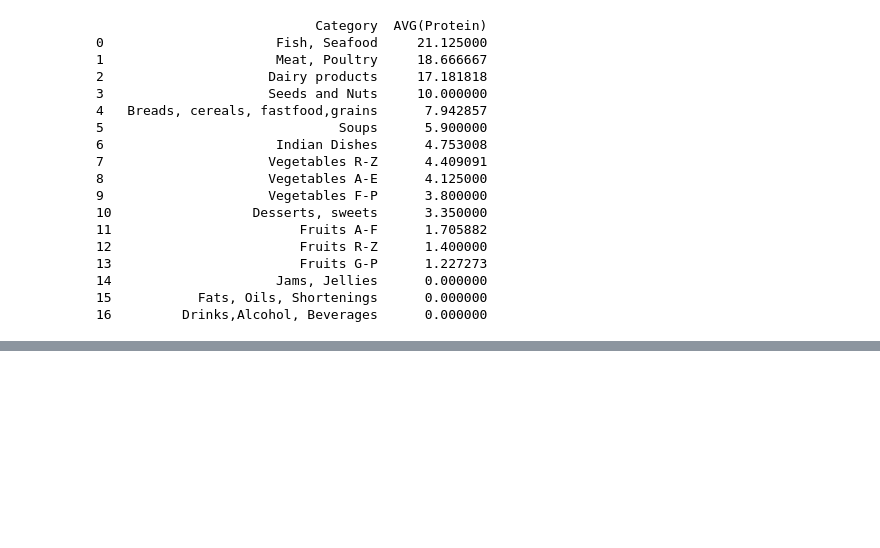
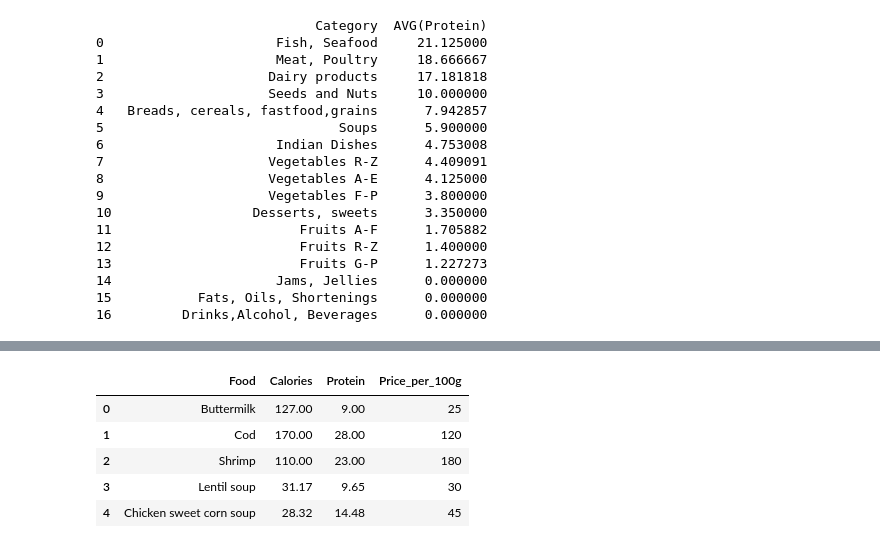
Before and after one commit to hrushikesh-pawar/nutrition-macro-predictor, a Jupyter notebook: nutrition.ipynb, the cells around one changed output, grey strips where cells are left out. Saved outputs shown, nothing was run; the diff lists cells and outputs as text; code cells hidden in the pictures; blank space fills up the shorter version.

Commit message:
Add SQL JOIN — connect foods and prices tables, fix string mismatch.

```diff
--- a/nutrition.ipynb
+++ b/nutrition.ipynb
@@ -920,0 +956,6 @@ Individual ranking — tells you which specific foods are exceptional.
+# %%
+import sqlite3
+import pandas as pd
+
+conn = sqlite3.connect("nutrition.db")
+cursor = conn.cursor()
@@ -920,0 +996,14 @@ Individual ranking — tells you which specific foods are exceptional.
+# %%
+query = """
+    SELECT foods.Food, foods.Calories, foods.Protein, prices.Price_Per_100g
+    FROM foods
+    JOIN prices ON foods.food = prices.Food
+    """
+pd.read_sql(query, conn)
+# %% [output]
+|  | Food | Calories | Protein | Price_per_100g |
+| 0 | Buttermilk | 127.00 | 9.00 | 25 |
+| 1 | Cod | 170.00 | 28.00 | 120 |
+| 2 | Shrimp | 110.00 | 23.00 | 180 |
+| 3 | Lentil soup | 31.17 | 9.65 | 30 |
+| 4 | Chicken sweet corn soup | 28.32 | 14.48 | 45 |
```
Also changed, not shown: parts of 8 cells of this notebook.
